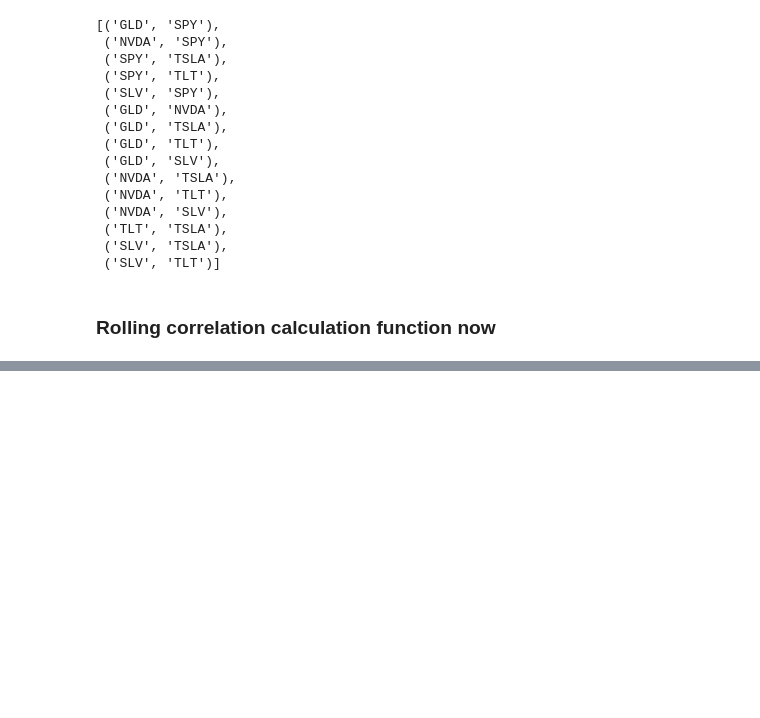
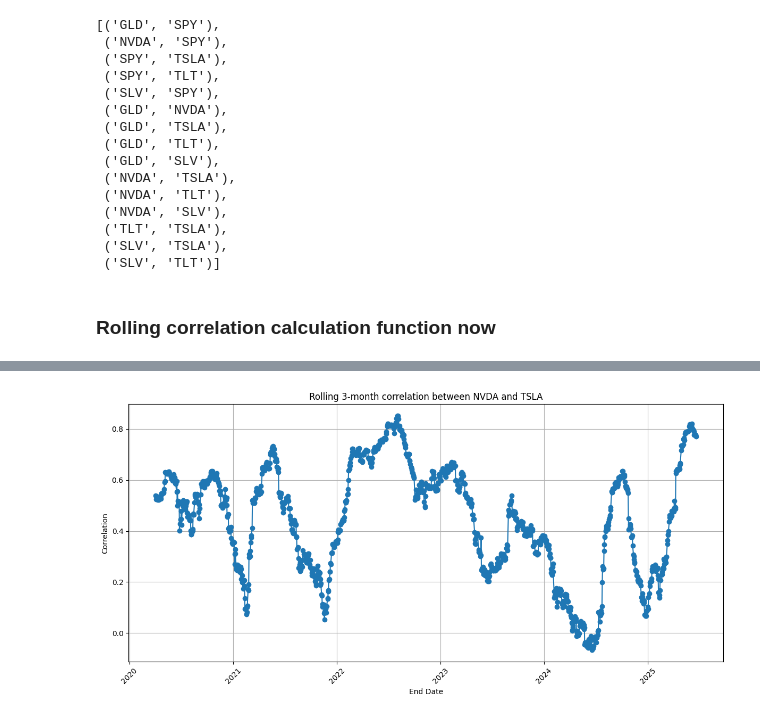
Before and after one commit to jzl4/financial-etl-poc, a Jupyter notebook: notebooks/notebook_3_rolling_correlations.ipynb, the cells around one changed output, grey strips where cells are left out. Drawn from its saved outputs; the diff is of its cells as text; code cells hidden in the pictures; blank space fills up the shorter version.

Commit message:
Fixed bug in calc_rolling_correlation by running it in notebook 3. Ready to create a function to write to correlation table now!

```diff
--- a/notebooks/notebook_3_rolling_correlations.ipynb
+++ b/notebooks/notebook_3_rolling_correlations.ipynb
@@ -218,7 +143,0 @@ np.float64(0.7909642739810769)
-# %%
-# Example 2
-asset_1 = "GLD"
-asset_2 = "SPY"
-roll_corr_window = "1M"
-user_input_business_date_str = "2025-06-03"
-calc_return_correlation(asset_1, asset_2, roll_corr_window, cursor, user_input_business_date_str)
@@ -407,30 +143,0 @@ def calc_rolling_return_correlation(asset_1: str, asset_2: str, roll_corr_window
-# %%
-import matplotlib.pyplot as plt
-
-def plot_rolling_correlation(df_corr: pd.DataFrame):
-    """
-    Given a DataFrame with columns ['asset_1', 'asset_2', 'roll_corr_window', 'end_date', 'correlation'],
-    this function creates a time series plot of the rolling correlation.
-    """
-    if df_corr.empty:
-        print("DataFrame is empty. Nothing to plot.")
-        return
-
-    # Extract metadata for plot title
-    asset_1 = df_corr['asset_1'].iloc[0]
-    asset_2 = df_corr['asset_2'].iloc[0]
-    roll_corr_window = df_corr['roll_corr_window'].iloc[0]
-
-    # Sort by date in case it isn't sorted
-    df_corr_sorted = df_corr.sort_values(by="end_date")
-
-    # Plot
-    plt.figure(figsize=(12, 6))
-    plt.plot(df_corr_sorted["end_date"], df_corr_sorted["correlation"], marker="o", linestyle="-")
-    plt.title(f"Rolling {roll_corr_window} Correlation between {asset_1} and {asset_2}")
-    plt.xlabel("End Date")
-    plt.ylabel("Correlation")
-    plt.grid(True)
-    plt.xticks(rotation=45)
-    plt.tight_layout()
-    plt.show()
@@ -453,0 +144,3 @@ plot_rolling_correlation(nvda_tsla_correlation)
+# %%
+# Test get_daily_asset_returns
+asset_1, asset_2, df_daily_returns = get_daily_asset_returns(asset_1, asset_2, min_start_date, max_end_date)
@@ -453,0 +225,2 @@ plot_rolling_correlation(nvda_tsla_correlation)
+# %%
+df_correlation_time_series = calc_rolling_correlation(asset_1, asset_2, df_daily_returns, n_months)
@@ -453,0 +243,4 @@ plot_rolling_correlation(nvda_tsla_correlation)
+# %%
+plot_rolling_correlation(df_correlation_time_series)
+# %% [output]
+[figure, added]
```
Also changed, not shown: parts of 32 cells of this notebook, 3 other files.
